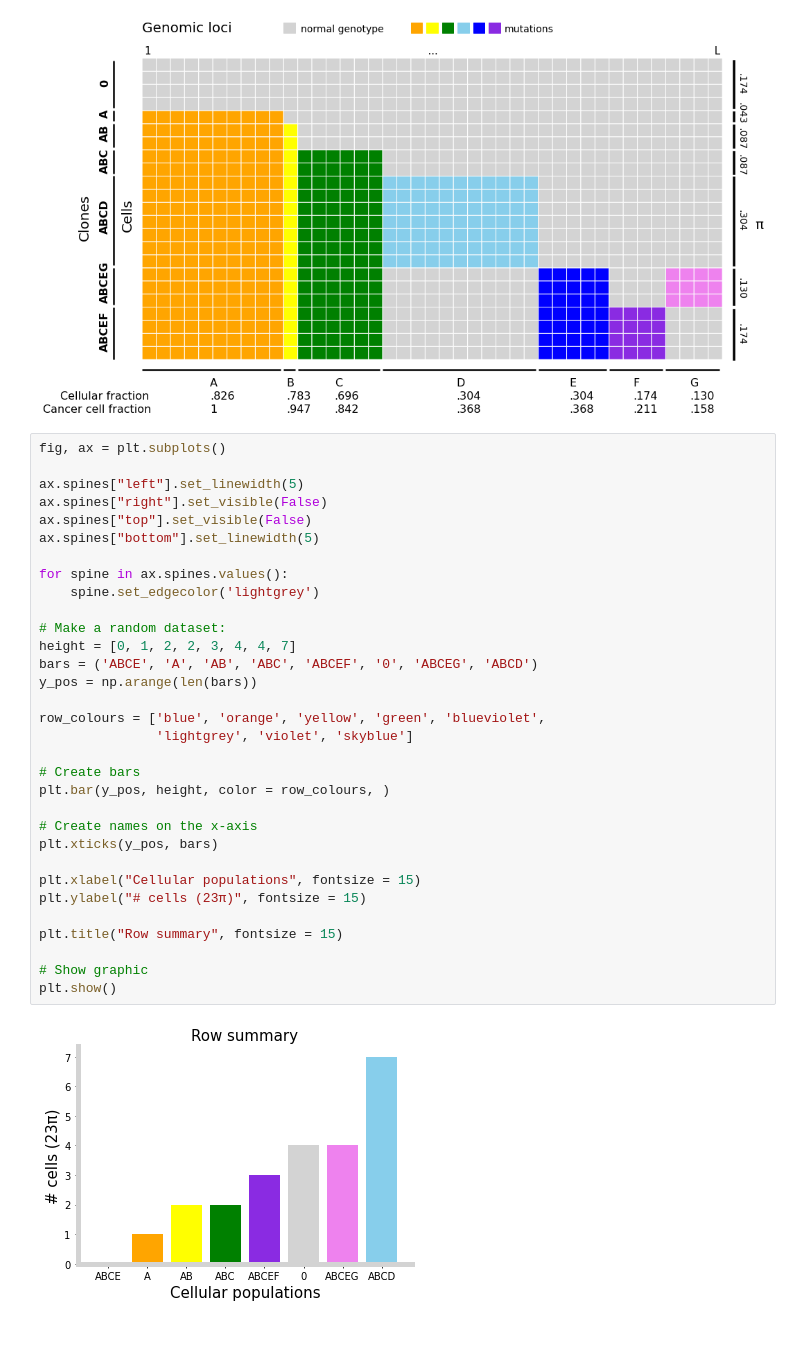
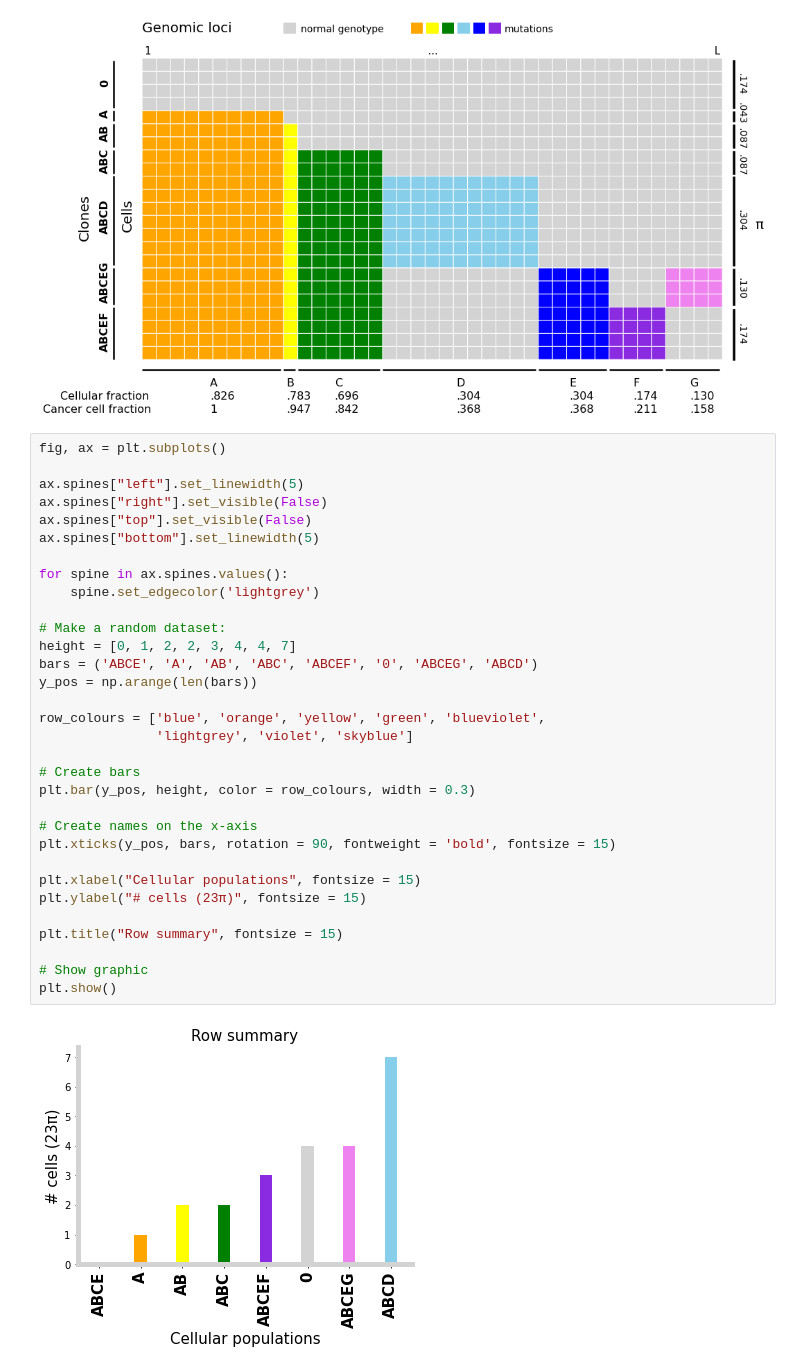
Before and after one commit to TomMakesThings/Cancer-Evolution, a Jupyter notebook: Mutation-Matrix.ipynb, the cells around one changed output. Cells and saved outputs as stored; diff of their text form; blank space fills up the shorter version.

```diff
--- a/Mutation-Matrix.ipynb
+++ b/Mutation-Matrix.ipynb
@@ -219,33 +219,33 @@ plt.show()
 fig, ax = plt.subplots()
 
 ax.spines["left"].set_linewidth(5)
 ax.spines["right"].set_visible(False)
 ax.spines["top"].set_visible(False)
 ax.spines["bottom"].set_linewidth(5)
 
 for spine in ax.spines.values():
     spine.set_edgecolor('lightgrey')
 
 # Make a random dataset:
 height = [0, 1, 2, 2, 3, 4, 4, 7]
 bars = ('ABCE', 'A', 'AB', 'ABC', 'ABCEF', '0', 'ABCEG', 'ABCD')
 y_pos = np.arange(len(bars))
 
 row_colours = ['blue', 'orange', 'yellow', 'green', 'blueviolet',
                'lightgrey', 'violet', 'skyblue']
 
 # Create bars
-plt.bar(y_pos, height, color = row_colours, )
+plt.bar(y_pos, height, color = row_colours, width = 0.3)
 
 # Create names on the x-axis
-plt.xticks(y_pos, bars)
+plt.xticks(y_pos, bars, rotation = 90, fontweight = 'bold', fontsize = 15)
 
 plt.xlabel("Cellular populations", fontsize = 15)
 plt.ylabel("# cells (23π)", fontsize = 15)
 
 plt.title("Row summary", fontsize = 15)
 
 # Show graphic
 plt.show()
 # %% [output]
-[figure, old version]
+[figure, new version]
```
